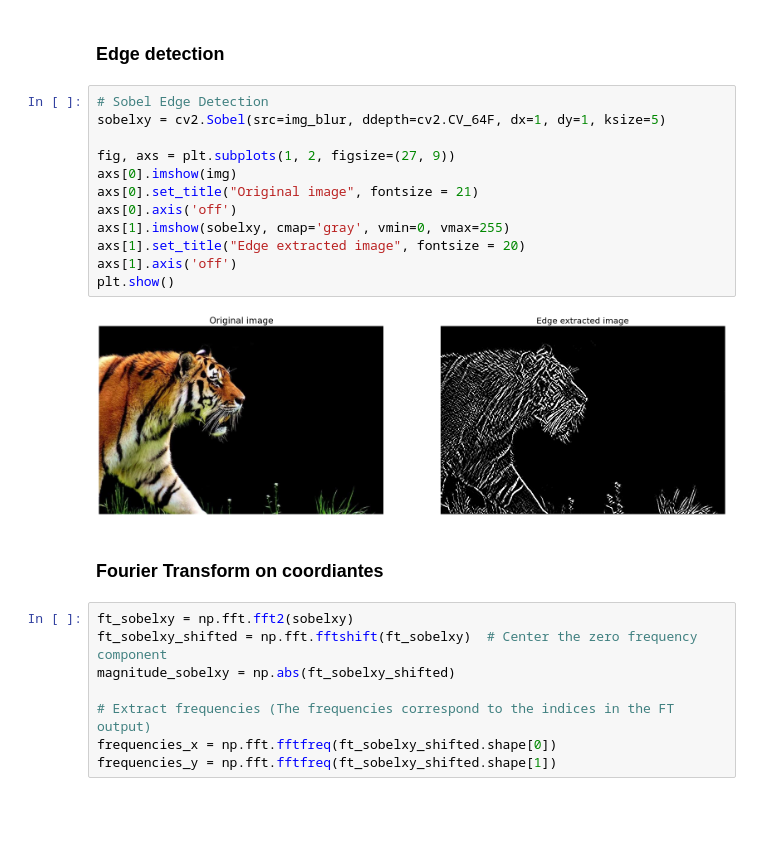
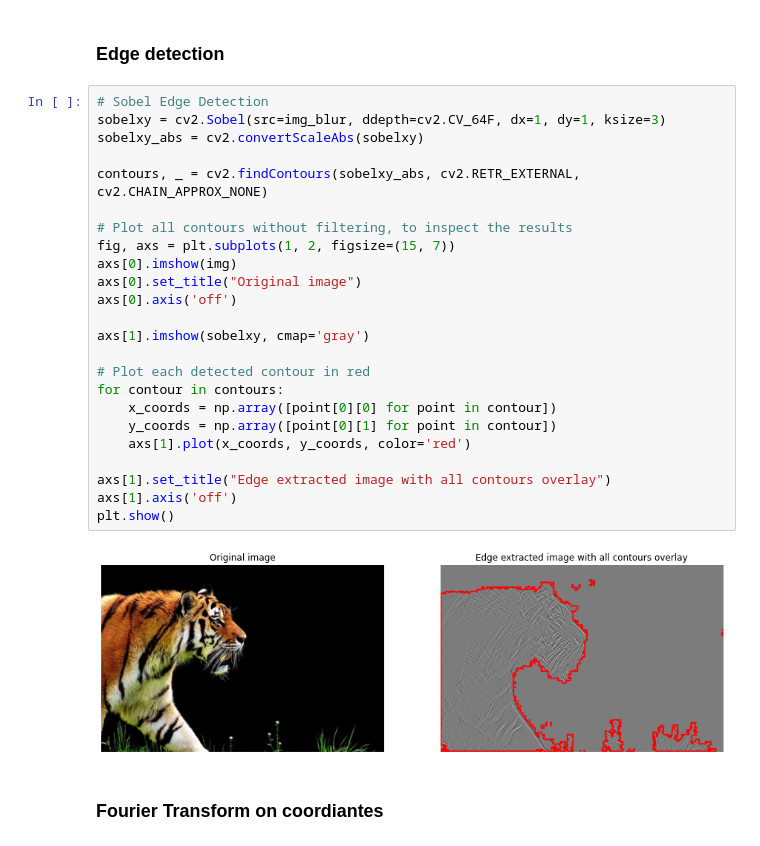
Before and after one commit to Vidhula-P/Sensory-Substitution-Device, a Jupyter notebook: MEng_project_Vidhula/DFT-for-edge-detection.ipynb, the cells around one changed output. Drawn from its saved outputs; the diff is of its cells as text; blank space fills up the shorter version.

```diff
--- a/MEng_project_Vidhula/DFT-for-edge-detection.ipynb
+++ b/MEng_project_Vidhula/DFT-for-edge-detection.ipynb
@@ -36,25 +28,29 @@ img_blur = cv2.GaussianBlur(img_gray, (3,3), 0)
 ### Edge detection
 # %%
 # Sobel Edge Detection
-sobelxy = cv2.Sobel(src=img_blur, ddepth=cv2.CV_64F, dx=1, dy=1, ksize=5)
+sobelxy = cv2.Sobel(src=img_blur, ddepth=cv2.CV_64F, dx=1, dy=1, ksize=3)
+sobelxy_abs = cv2.convertScaleAbs(sobelxy)
 
-fig, axs = plt.subplots(1, 2, figsize=(27, 9))
+contours, _ = cv2.findContours(sobelxy_abs, cv2.RETR_EXTERNAL, cv2.CHAIN_APPROX_NONE)
+
+# Plot all contours without filtering, to inspect the results
+fig, axs = plt.subplots(1, 2, figsize=(15, 7))
 axs[0].imshow(img)
-axs[0].set_title("Original image", fontsize = 21)
+axs[0].set_title("Original image")
 axs[0].axis('off')
-axs[1].imshow(sobelxy, cmap='gray', vmin=0, vmax=255)
-axs[1].set_title("Edge extracted image", fontsize = 20)
+
+axs[1].imshow(sobelxy, cmap='gray')
+
+# Plot each detected contour in red
+for contour in contours:
+    x_coords = np.array([point[0][0] for point in contour])
+    y_coords = np.array([point[0][1] for point in contour])
+    axs[1].plot(x_coords, y_coords, color='red')
+
+axs[1].set_title("Edge extracted image with all contours overlay")
 axs[1].axis('off')
 plt.show()
 # %% [output]
-[figure, old version]
+[figure, new version]
 # %% [markdown]
 ### Fourier Transform on coordiantes
-# %%
-ft_sobelxy = np.fft.fft2(sobelxy)
-ft_sobelxy_shifted = np.fft.fftshift(ft_sobelxy)  # Center the zero frequency component
-magnitude_sobelxy = np.abs(ft_sobelxy_shifted)
-
-# Extract frequencies (The frequencies correspond to the indices in the FT output)
-frequencies_x = np.fft.fftfreq(ft_sobelxy_shifted.shape[0])
-frequencies_y = np.fft.fftfreq(ft_sobelxy_shifted.shape[1])
```
Also changed, not shown: parts of 3 cells of this notebook.
